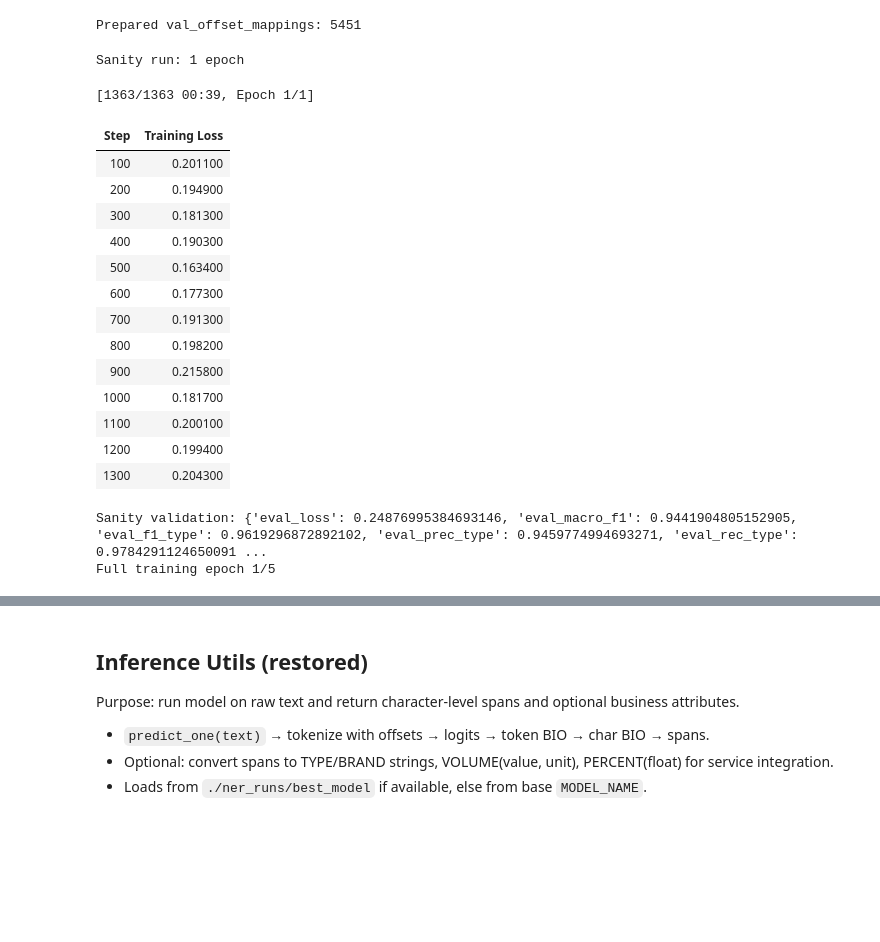
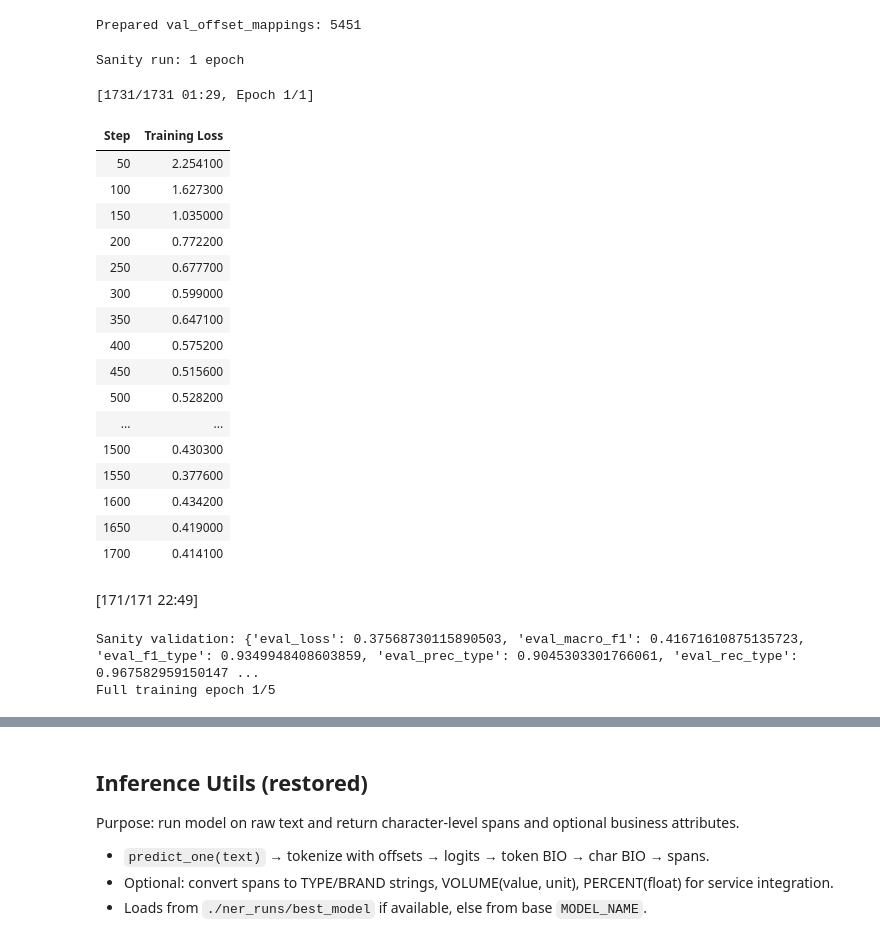
Before and after one commit to BioRhythmLTC/ltc-business-10-rhythm, a Jupyter notebook: pipeline_copyaddedpreprocessing.ipynb, the cells around one changed output, grey strips where cells are left out. Cells and saved outputs as stored; diff of their text form; code cells hidden in the pictures; blank space fills up the shorter version.

Commit message:
New_preprocessing_and_model

```diff
--- a/pipeline_copyaddedpreprocessing.ipynb
+++ b/pipeline_copyaddedpreprocessing.ipynb
@@ -728,9 +1135,16 @@ except Exception as e:
     print('Install transformers if missing: pip install transformers[torch]')
     raise
 
-MODEL_NAME = 'cointegrated/rubert-tiny'
+# Parameterized base model name from config cell
+MODEL_NAME = BASE_MODEL_NAME
 
-tokenizer = AutoTokenizer.from_pretrained(MODEL_NAME)
+tokenizer = load_tokenizer_dynamic(MODEL_NAME)
+# Explicit max seq length to silence truncation warnings and standardize inputs
+MAX_SEQ_LEN = 128
+try:
+    tokenizer.model_max_length = MAX_SEQ_LEN
+except Exception:
+    pass
 
 # Build char-level BIO from parsed spans
 
@@ -764,6 +1178,7 @@ def align_bio_to_tokens(
         text,
         return_offsets_mapping=True,
         truncation=True,
+        max_length=MAX_SEQ_LEN,
         padding=False
     )
     offsets = enc["offset_mapping"]
@@ -1001,16 +1472,24 @@ collator = DataCollatorForTokenClassification(tokenizer)
 
 # Training arguments (version-safe subset; no evaluation_strategy/eval_steps)
 args = TrainingArguments(
-    output_dir='./ner_runs',
-    per_device_train_batch_size=16,
+    output_dir=get_runs_dir(),
+    num_train_epochs=5,
+    learning_rate=2e-5,
+    weight_decay=0.01,
+    warmup_ratio=0.06,
+    lr_scheduler_type="linear",
+
+    per_device_train_batch_size=8,
     per_device_eval_batch_size=32,
-    num_train_epochs=5,
-    learning_rate=5e-5,
-    weight_decay=0.01,
-    logging_steps=100,
+    gradient_accumulation_steps=2,
+    max_grad_norm=1.0,
+
+    # Disable Trainer autosaves by making save_steps effectively unreachable
+    save_steps=1000000000,
+
+    remove_unused_columns=False,
     seed=SEED,
-    save_steps=200,
-    load_best_model_at_end=False,
+    logging_steps=50,
     report_to=[]
 )
 
@@ -1127,7 +1606,7 @@ print('Sanity validation:', val_metrics)
 # 2) Full run with manual early stopping (best by Macro-F1)
 
 best_f1 = -1.0
-best_dir = './ner_runs/best_model'
+best_dir = os.path.join(get_runs_dir(), 'best_model')
 patience = 2
 wait = 0
 max_epochs = 5
@@ -1138,46 +1617,57 @@ os.makedirs(best_dir, exist_ok=True)
 for epoch in range(1, max_epochs+1):
     print(f'Full training epoch {epoch}/{max_epochs}')
     trainer.args.num_train_epochs = epoch
     trainer.train(resume_from_checkpoint=False)
+
+    # Save exactly one checkpoint per epoch
+    epoch_dir = os.path.join(get_runs_dir(), f'checkpoint-epoch-{epoch}')
+    os.makedirs(epoch_dir, exist_ok=True)
+    model.save_pretrained(epoch_dir)
+    tokenizer.save_pretrained(epoch_dir)
+
     metrics = trainer.evaluate()
     macro = metrics.get('eval_macro_f1') or metrics.get('macro_f1') or metrics.get('eval_macro-f1')
     if macro is None:
         # fallback: try without eval_ prefix
         macro = metrics.get('macro-f1', 0.0)
     print('Val Macro-F1:', macro)
     if macro is not None and macro > best_f1:
         best_f1 = macro
         wait = 0
         # save best
         model.save_pretrained(best_dir)
         tokenizer.save_pretrained(best_dir)
         # also save trainer state
         trainer.save_state()
         print(f'New best saved to {best_dir} (Macro-F1={best_f1:.4f})')
     else:
         wait += 1
         if wait >= patience:
             print('Early stopping triggered')
             break
 
 print('Best Macro-F1:', best_f1)
 print('Best model dir:', best_dir)
 # %% [output]
 Sanity run: 1 epoch
-[1363/1363 00:39, Epoch 1/1]
+[1731/1731 01:29, Epoch 1/1]
 | Step | Training Loss |
-| 100 | 0.201100 |
-| 200 | 0.194900 |
-| 300 | 0.181300 |
-| 400 | 0.190300 |
-| 500 | 0.163400 |
-| 600 | 0.177300 |
-| 700 | 0.191300 |
-| 800 | 0.198200 |
-| 900 | 0.215800 |
-| 1000 | 0.181700 |
-| 1100 | 0.200100 |
-| 1200 | 0.199400 |
-| 1300 | 0.204300 |
+| 50 | 2.254100 |
+| 100 | 1.627300 |
+| 150 | 1.035000 |
+| 200 | 0.772200 |
+| 250 | 0.677700 |
+| 300 | 0.599000 |
+| 350 | 0.647100 |
+| 400 | 0.575200 |
+| 450 | 0.515600 |
+| 500 | 0.528200 |
+| ... | ... |
+| 1500 | 0.430300 |
+| 1550 | 0.377600 |
+| 1600 | 0.434200 |
+| 1650 | 0.419000 |
+| 1700 | 0.414100 |
+[171/171 22:49]
-Sanity validation: {'eval_loss': 0.24876995384693146, 'eval_macro_f1': 0.9441904805152905, 'eval_f1_type': 0.9619296872892102, 'eval_prec_type': 0.9459774994693271, 'eval_rec_type': 0.9784291124650091 ...
+Sanity validation: {'eval_loss': 0.37568730115890503, 'eval_macro_f1': 0.41671610875135723, 'eval_f1_type': 0.9349948408603859, 'eval_prec_type': 0.9045303301766061, 'eval_rec_type': 0.967582959150147 ...
 Full training epoch 1/5
```
Also changed, not shown: parts of 37 cells of this notebook, 7 other files.
